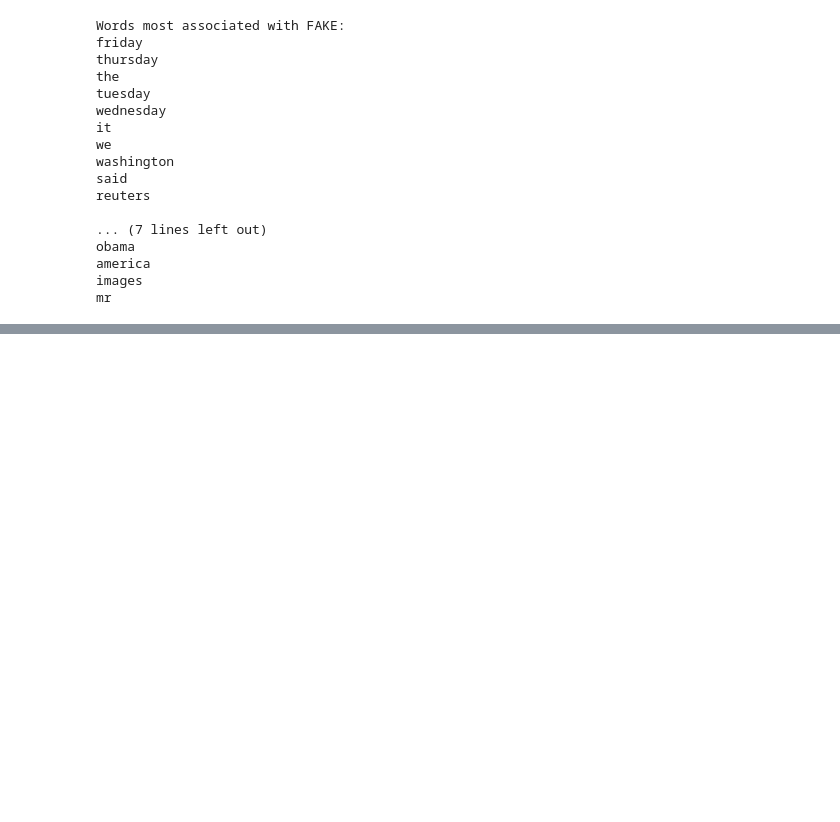
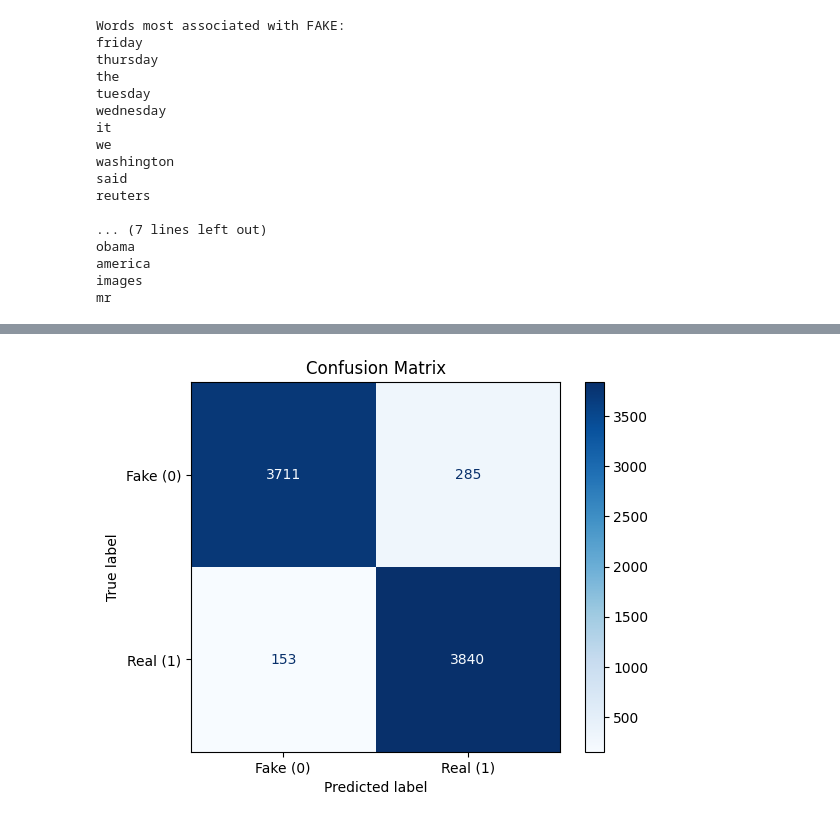
Before and after one commit to happyemanaloto/Project3_Group1, a Jupyter notebook: main.ipynb, the cells around one changed output, grey strips where cells are left out. Saved outputs shown, nothing was run; the diff lists cells and outputs as text; code cells hidden in the pictures; blank space fills up the shorter version.

```diff
--- a/main.ipynb
+++ b/main.ipynb
@@ -206,0 +197,8 @@ mr
+# %%
+import pandas as pd
+
+# Load main dataset and validation set
+df = pd.read_csv('C:/Users/nicho/Documents/ironhack/Project 3/project-nlp-challenge/dataset/data.csv')
+validation_df = pd.read_csv('C:/Users/nicho/Documents/ironhack/Project 3/project-nlp-challenge/dataset/validation_data.csv')
+print(df.head())
+print(validation_df.head())
@@ -206,0 +236,22 @@ mr
+# %%
+#3. Split the main dataset into training and testing sets
+from sklearn.model_selection import train_test_split
+
+X = df['cleaned_title']
+y = df['label']
+
+X_train, X_test, y_train, y_test = train_test_split(X, y, test_size=0.2, random_state=42)
+# %%
+#4. Feature Extraction (TF-IDF Vectorizer)
+from sklearn.feature_extraction.text import TfidfVectorizer
+
+vectorizer = TfidfVectorizer()
+X_train_vec = vectorizer.fit_transform(X_train)
+X_test_vec = vectorizer.transform(X_test)
+X_validation_vec = vectorizer.transform(validation_df['cleaned_title'])
+# %%
+#5. Train a Model (Logistic Regression)
+from sklearn.linear_model import LogisticRegression
+
+model = LogisticRegression(max_iter=1000)
+model.fit(X_train_vec, y_train)
@@ -206,0 +292,17 @@ mr
+# %%
+from sklearn.metrics import confusion_matrix, ConfusionMatrixDisplay
+import matplotlib.pyplot as plt
+
+# Generate predictions for your test set
+y_test_pred = model.predict(X_test_vec)
+
+# Compute the confusion matrix
+cm = confusion_matrix(y_test, y_test_pred)
+
+# Display the confusion matrix as a plot
+disp = ConfusionMatrixDisplay(confusion_matrix=cm, display_labels=['Fake (0)', 'Real (1)'])
+disp.plot(cmap=plt.cm.Blues)
+plt.title("Confusion Matrix")
+plt.show()
+# %% [output]
+[figure, added]
```
Also changed, not shown: parts of 9 cells of this notebook, 1 other file.
